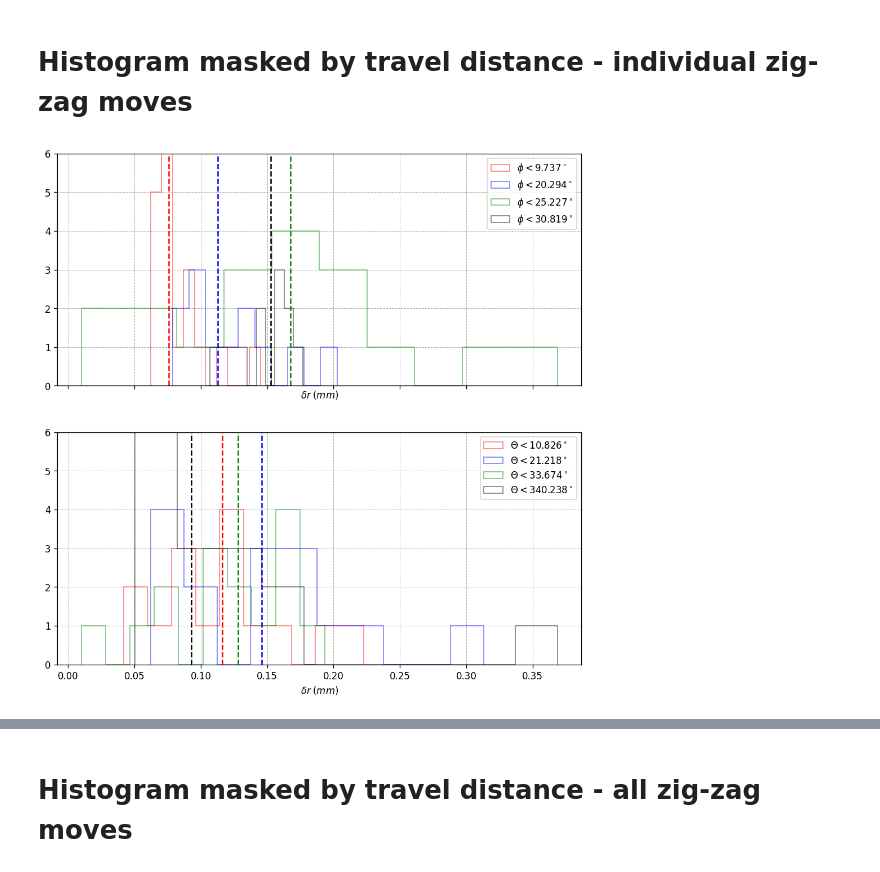
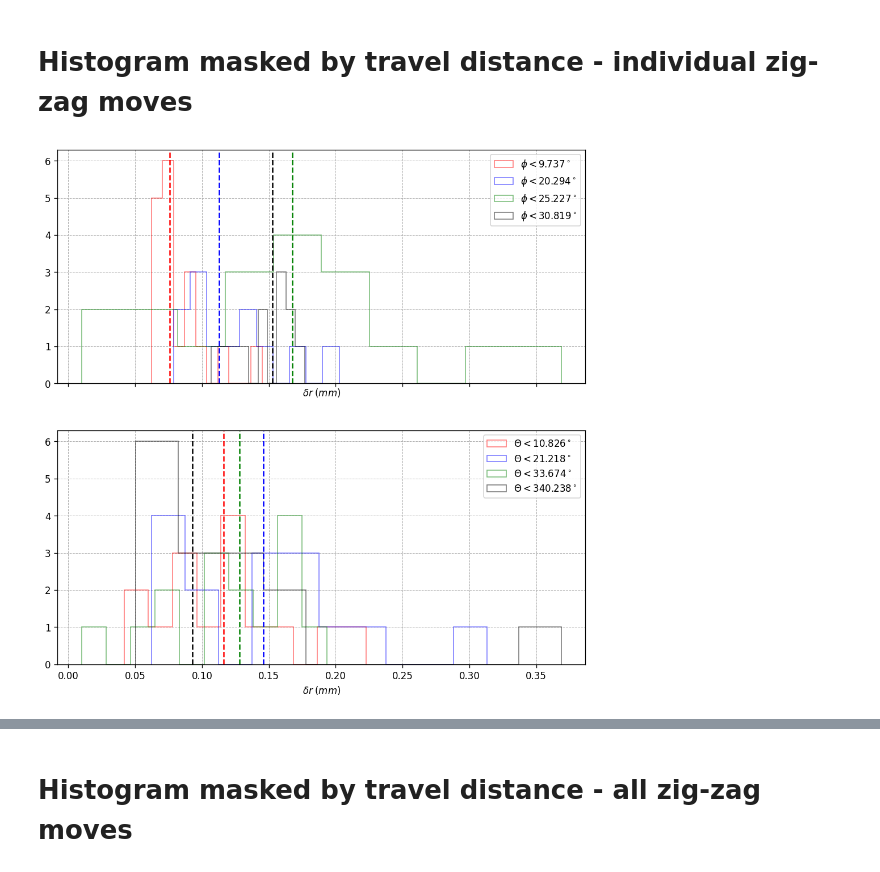
Before and after one commit to SSantosLab/DESI-QA, a Jupyter notebook: calib/Figures of Merit.ipynb, the cells around one changed output, grey strips where cells are left out. Saved outputs shown, nothing was run; the diff lists cells and outputs as text; code cells hidden in the pictures.

```diff
--- a/calib/Figures of Merit.ipynb
+++ b/calib/Figures of Merit.ipynb
@@ -352,33 +352,33 @@ df.insert(4,"dr",dr)
 
 fig,axs = plt.subplots(2,1,figsize=[10,10],sharex=True,sharey=True)
 
 for j in range(4):
     del_r = df[df['phi_quant']==j]['dr']
     axs[0].hist(del_r,histtype='step',label=f"$\phi <{phi_quantiles[j]:.3f} ^\circ$",alpha=0.5,color=colors[j])
     axs[0].legend()
     axs[0].axvline(np.median(del_r),0,5,c=colors[j],ls='--')
-axs[0].set_ylim([0,5])
+# axs[0].set_ylim([0,5])
 axs[0].grid(lw=0.6, ls='--')
 axs[0].set_xlabel('$\delta r \;(mm)$')
 # plt.savefig("/home/msdos/DESI-QA/output/figures/Hist_masked_phi_"+label+".jpg",dpi=180)
 # plt.show()
 
 # fig,axs = plt.subplots(2,2,figsize=[10,10],sharex=True,sharey=True)
 
 for j in range(4):
     del_r = df[df['theta_quant']==j]['dr']
     axs[1].hist(del_r,histtype='step',label=f"$\Theta <{theta_quantiles[j]:.3f} ^\circ$",alpha=0.5,color=colors[j])
     axs[1].legend()
     axs[1].axvline(np.median(del_r),0,6,c=colors[j],ls='--')
-axs[1].set_ylim([0,6])
+# axs[1].set_ylim([0,6])
 axs[1].grid(lw=0.6, ls='--')
 axs[1].set_xlabel('$\delta r \;(mm)$')
 # plt.savefig("/home/msdos/DESI-QA/output/figures/Hist_masked_theta_"+label+".jpg",dpi=180)
 
 plt.show()
 
 #     del_r = df[df['theta_quant']==j]['dr']
 #     axs[1].hist(del_r,histtype='step',label=f"$\Theta <{theta_quantiles[j]:.3f} ^\circ$")
 #     axs[1].legend()
 # %% [output]
-[figure, old version]
+[figure, new version]
```
Also changed, not shown: parts of 6 cells of this notebook.
